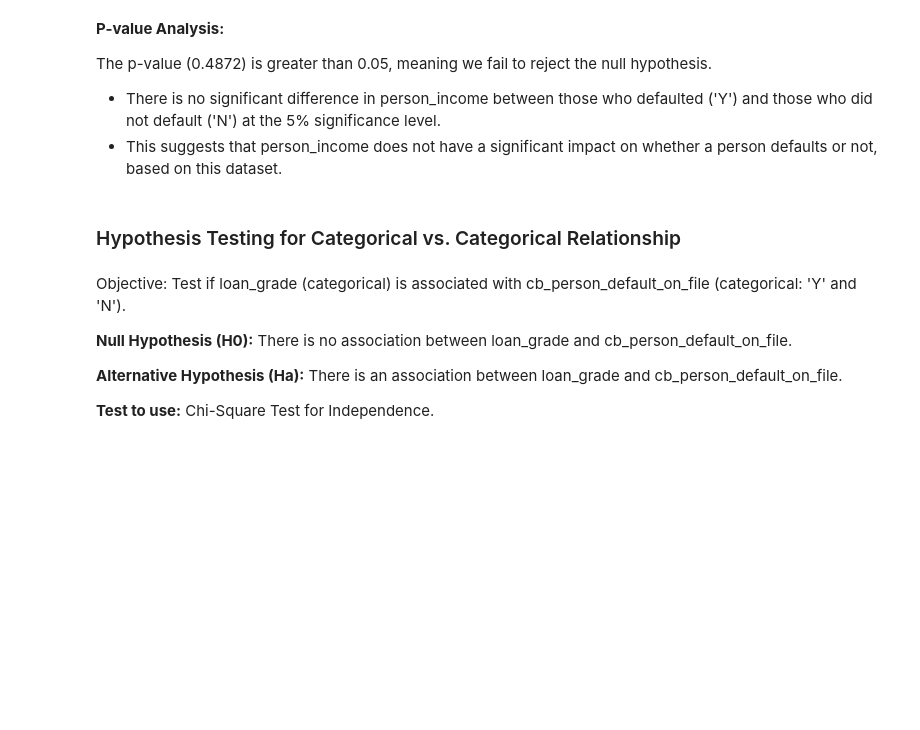
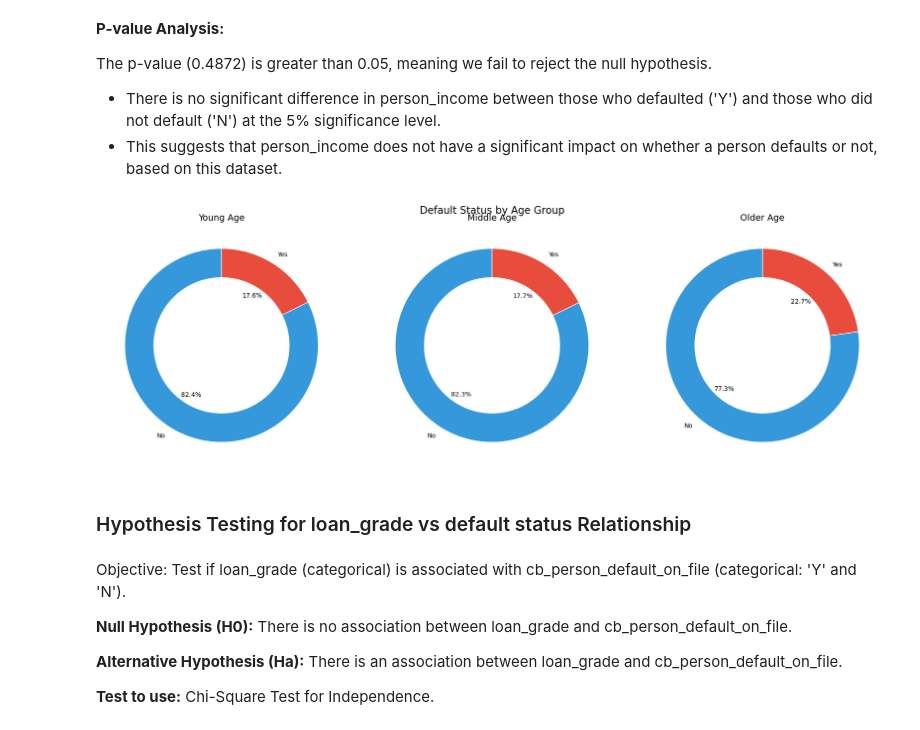
Before and after one commit to Lindelani82/Credit-Risk-Project, a Jupyter notebook: Untitled-1.ipynb, the cells around one changed output. Saved outputs shown, nothing was run; the diff lists cells and outputs as text; code cells hidden in the pictures; blank space fills up the shorter version.

```diff
--- a/Untitled-1.ipynb
+++ b/Untitled-1.ipynb
@@ -133,8 +188,48 @@ The p-value (0.4872) is greater than 0.05, meaning we fail to reject the null hy
 
 - There is no significant difference in person_income between those who defaulted ('Y') and those who did not default ('N') at the 5% significance level.
 - This suggests that person_income does not have a significant impact on whether a person defaults or not, based on this dataset.
+# %%
+import matplotlib.pyplot as plt
+import pandas as pd
+
+# Prepare the data
+age_default_counts = pd.crosstab(new_data['age_category'], new_data['cb_person_default_on_file'])
+
+# Define consistent colors for 'No' and 'Yes' defaults
+consistent_colors = ['#3498db', '#e74c3c']  # Blue for 'No' and Red for 'Yes'
+
+# Titles for age groups
+titles = ['Young Age', 'Middle Age', 'Older Age']
+
+# Create a donut chart for each age group
+fig, ax = plt.subplots(1, 3, figsize=(18, 6), subplot_kw=dict(aspect="equal"))
+
+for i, age_group in enumerate(age_default_counts.index):
+    # Data for the current age group
+    values = age_default_counts.loc[age_group]
+    labels = ['No', 'Yes']
+
+    # Donut chart
+    wedges, texts, autotexts = ax[i].pie(
+        values,
+        labels=labels,
+        autopct='%1.1f%%',
+        startangle=90,
+        colors=consistent_colors,
+        wedgeprops=dict(width=0.3, edgecolor='w')
+    )
+
+    # Title for each subplot
+    ax[i].set_title(f'{titles[i]}', fontsize=14)
+
+# Global title and layout adjustments
+plt.suptitle('Default Status by Age Group', fontsize=16)
+plt.tight_layout()
+plt.show()
+# %% [output]
+[figure, added]
 # %% [markdown]
-###  Hypothesis Testing for Categorical vs. Categorical Relationship
+###  Hypothesis Testing for loan_grade vs default status Relationship
 # %% [markdown]
 Objective: Test if loan_grade (categorical) is associated with cb_person_default_on_file (categorical: 'Y' and 'N').
 
```
Also changed, not shown: parts of 17 cells of this notebook.
